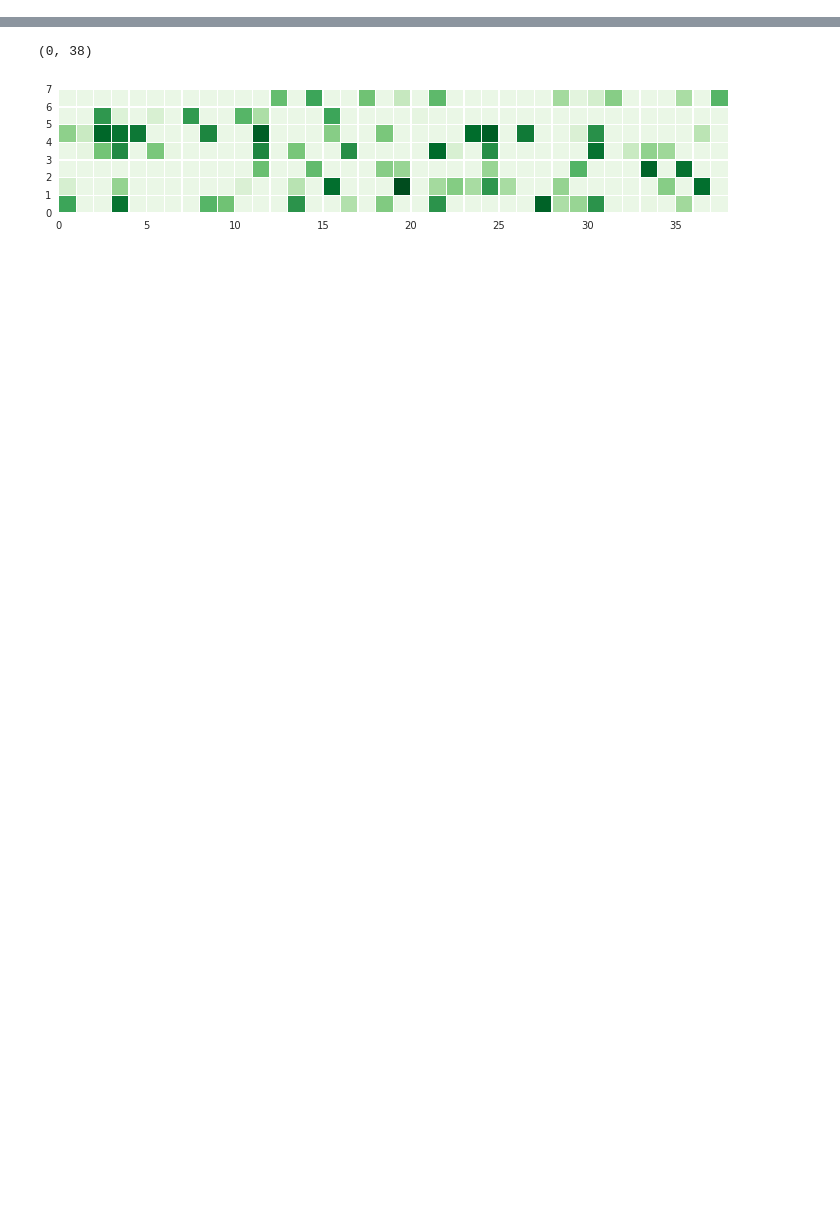
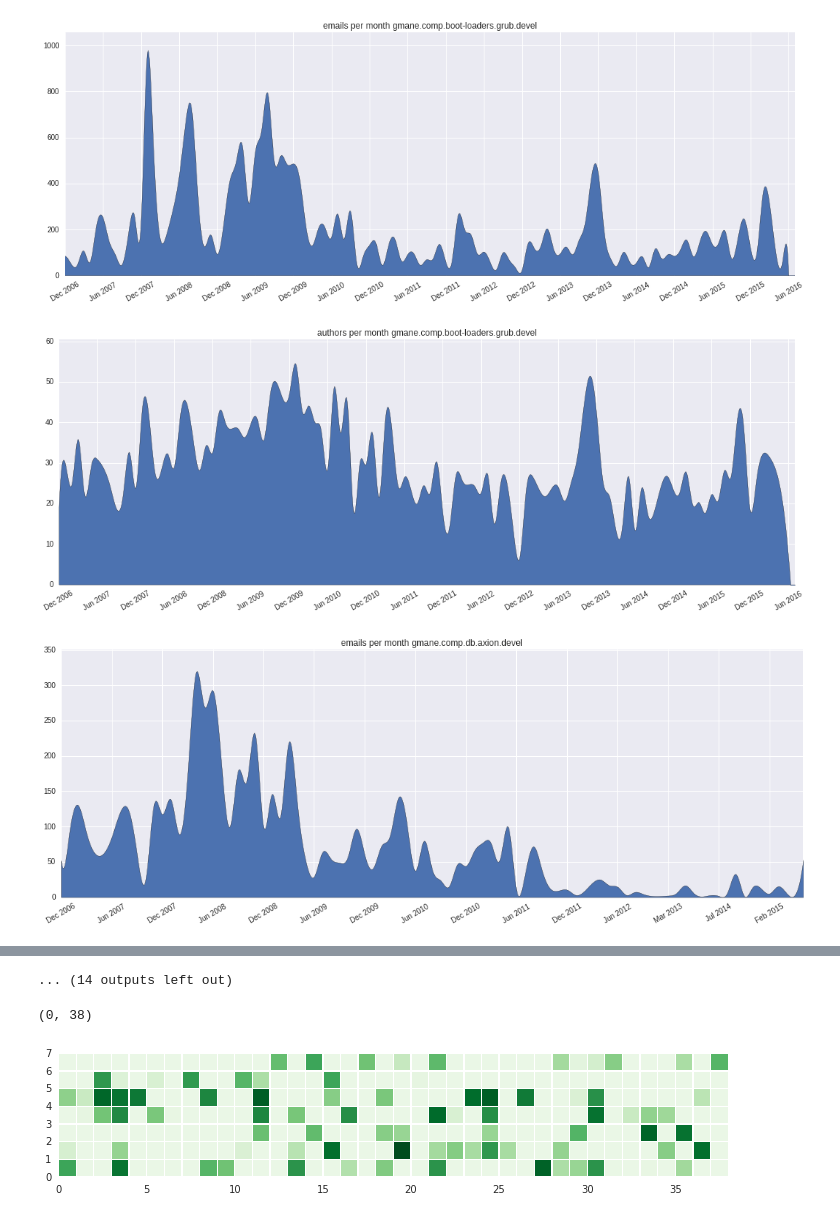
Before and after one commit to zormit/oss-innovation, a Jupyter notebook: email_desi.ipynb, the cells around one changed output, grey strips where cells are left out. Cells and saved outputs as stored; diff of their text form; code cells hidden in the pictures; blank space fills up the shorter version.

Commit message:
plot authors per month

```diff
--- a/email_desi.ipynb
+++ b/email_desi.ipynb
@@ -70,0 +40,19 @@ gmane.comp.db.axion.devel
+# %%
+emails = {}
+for project, p_headers in headers.items():
+    print(project)
+    p_emails = []
+    for header in p_headers:
+        email_datetime = email.utils.parsedate_to_datetime(header['Date'])
+        try:
+            from_name, from_address = email.utils.parseaddr(header['From'])
+        except TypeError:
+            print("could not parse from-header")
+        p_emails.append((email_datetime.date(), from_address))
+
+    p_emails = pd.DataFrame(p_emails, columns=['date', 'from_address'])
+    p_emails = p_emails.set_index('date').sort_index()
+    p_emails.index = p_emails.index.to_datetime()
+    emails[project] = p_emails
+
+    # break # go only over one project, for development purposes
@@ -71,3 +97,3 @@ gmane.comp.db.axion.devel
 # %%
-import pickle
-pickle.dump(emails_per_day, open('../data/intermediate_results/emails_per_day.pkl', 'wb'))
+# pickle.dump(emails, open('../data/intermediate_results/emails_with_from_address_20160622.pkl', 'wb'))
+emails = pickle.load(open('../data/intermediate_results/emails_with_from_address_20160622.pkl', 'rb'))
@@ -144,0 +131,25 @@ for project in emails_per_day.columns:
+# %%
+start_date = '2007-01-01'
+end_date = '2016-06-30'
+
+for project in emails.keys():
+    p_emails = pd.DataFrame(emails[project])
+
+    mails_per_month = p_emails.to_period(freq='M').from_address.groupby(level=0).count()
+    title = 'emails per month {}'.format(project)
+    plot_counts_per_time(mails_per_month, title)
+
+    mails_per_month = p_emails.to_period(freq='M')
+    authors_per_month = pd.DataFrame(index=mails_per_month.index.unique(), columns=['n_authors'], dtype=int)
+    for name, group in mails_per_month.groupby(level=0):
+        n_authors = len(group.from_address.unique())
+        authors_per_month.loc[name, 'n_authors'] = n_authors
+
+    title = 'authors per month {}'.format(project)
+    plot_counts_per_time(authors_per_month.n_authors, title)
+
+    # break # go only over one project, for development purposes
+# %% [output]
+[figure, added]
+[figure, added]
+[figure, added]
@@ -145,3 +165,4 @@ for project in emails_per_day.columns:
+... (14 outputs left out)
 # %%
 # Another idea: use github-like activity plot. example:
 # prepare some random data
```
Also changed, not shown: parts of 9 cells of this notebook.
